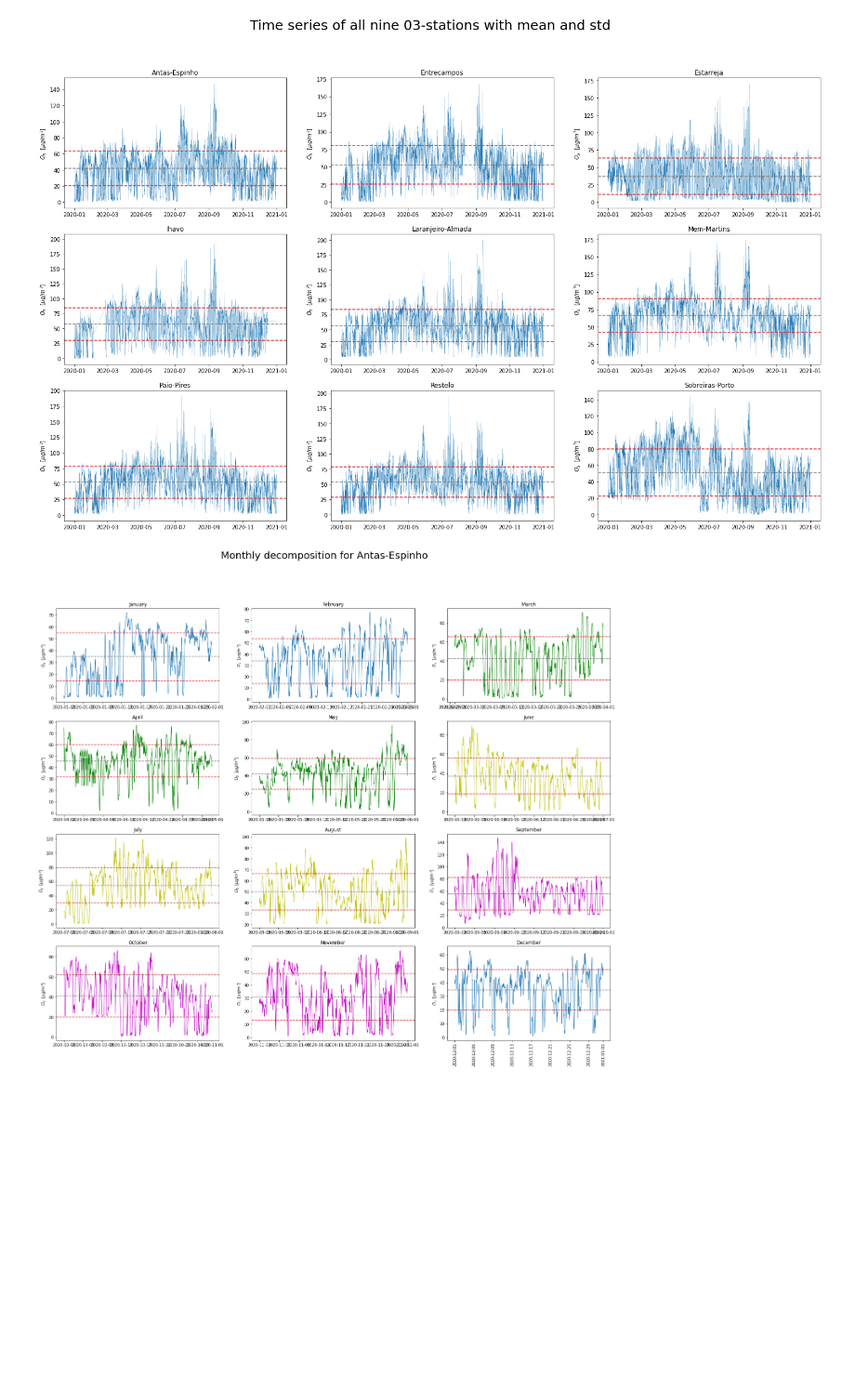
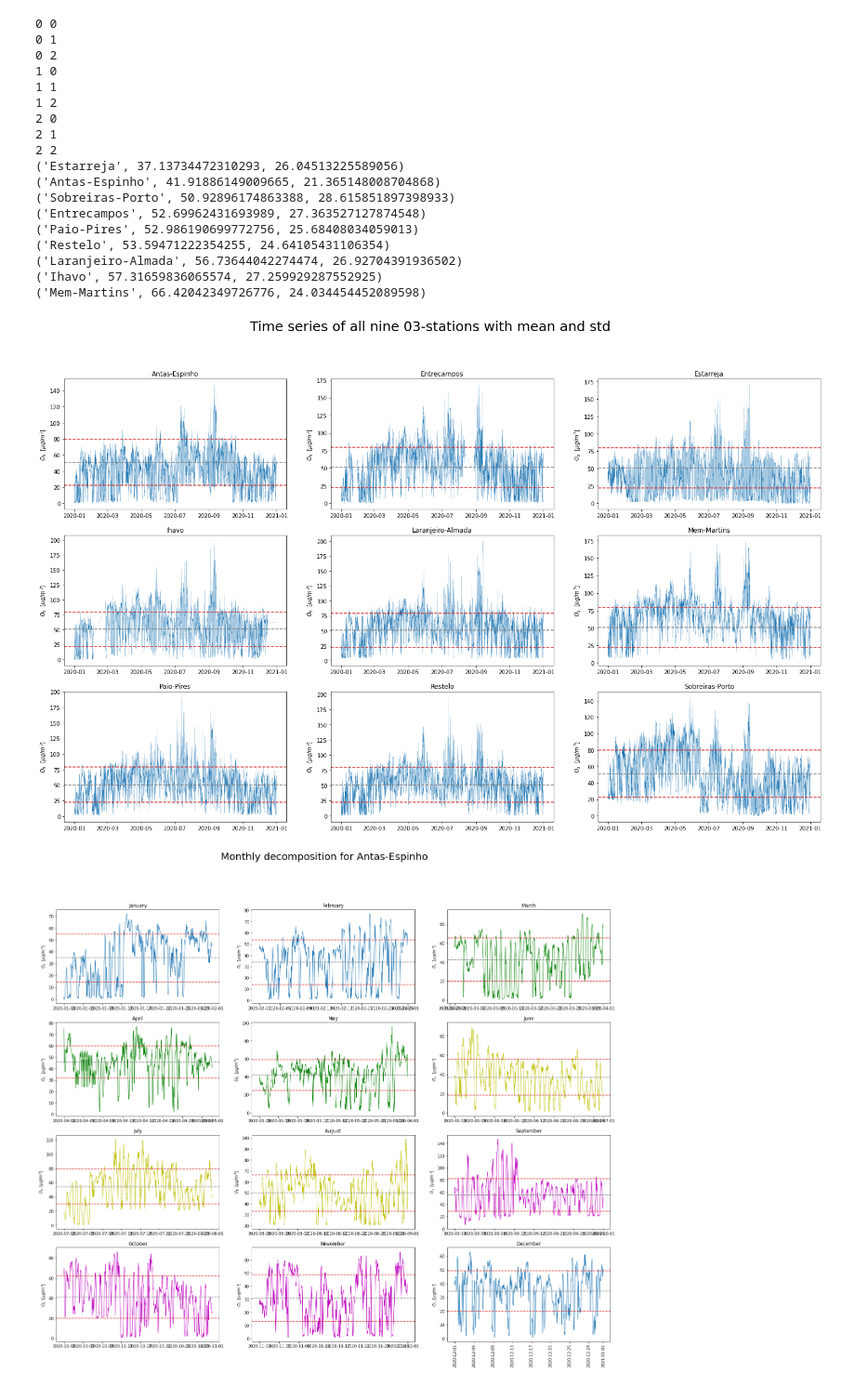
Before and after one commit to marcelbra/SARIMA_GARCH_project, a Jupyter notebook: TS_research_project-part1_general.ipynb, the cells around one changed output. Shown at 93% size. Saved outputs shown, nothing was run; the diff lists cells and outputs as text; code cells hidden in the pictures; blank space fills up the shorter version.

```diff
--- a/TS_research_project-part1_general.ipynb
+++ b/TS_research_project-part1_general.ipynb
@@ -54,29 +54,56 @@ month_cuts = [x[1] for x in ranges]
 # %%
 # Divide the series into subseries
 names = df.columns
 series = [df[name] for name in names]
 
 # Time span
 dates = pd.date_range("2020-01-01", periods=len(df), freq="H")
 
 # Time plots of all nine series for an initial look
 n1, m2 = 3, 3
 amount_series = range(n1*m2)
 y_label = '$O_3$  $[\mu g/m^3]$'
 
+data = []
+for i in amount_series:
+    mean, std = series[i].mean(), series[i].std()
+    data.append((names[i], mean, std))
+data.sort(key=lambda x: x[1])
+
 fig1, axs1 = plt.subplots(n1, m2, figsize=(25,15))
 fig1.suptitle(f"Time series of all nine 03-stations with mean and std", fontsize=25)
-for i in amount_series:
+
+for i,_ in enumerate(data):
     x, y = int(i/n1), i%n1
-    mean, std = series[i].mean(), series[i].std()
+    print(x,y)
     axs1[x, y].plot_date(dates, series[i], fmt="-", linewidth=0.2)#colors[x])
     axs1[x, y].set_ylabel(y_label)
     axs1[x, y].set_title(names[i])
     axs1[x, y].axhline(y=mean, color='tab:gray', linestyle='--')
     axs1[x, y].axhline(y=mean+std, color='tab:red', linestyle='--')
     axs1[x, y].axhline(y=mean-std, color='tab:red', linestyle='--')
+
+print(*data, sep="\n")
 # %% [output]
+0 0
+0 1
+0 2
+1 0
+1 1
+1 2
+2 0
+2 1
+2 2
+('Estarreja', 37.13734472310293, 26.04513225589056)
+('Antas-Espinho', 41.91886149009665, 21.365148008704868)
+('Sobreiras-Porto', 50.92896174863388, 28.615851897398933)
+('Entrecampos', 52.69962431693989, 27.363527127874548)
+('Paio-Pires', 52.986190699772756, 25.68408034059013)
+('Restelo', 53.59471222354255, 24.64105431106354)
+('Laranjeiro-Almada', 56.73644042274474, 26.92704391936502)
+('Ihavo', 57.31659836065574, 27.259929287552925)
+('Mem-Martins', 66.42042349726776, 24.034454452089598)
-[figure, old version]
+[figure, new version]
 # %%
 # Analyzing month by month
 colors = ["-", "-", "g-","g-","g-", "y-","y-","y-", "m-","m-","m-", "-",]
```
Also changed, not shown: parts of 6 cells of this notebook.
